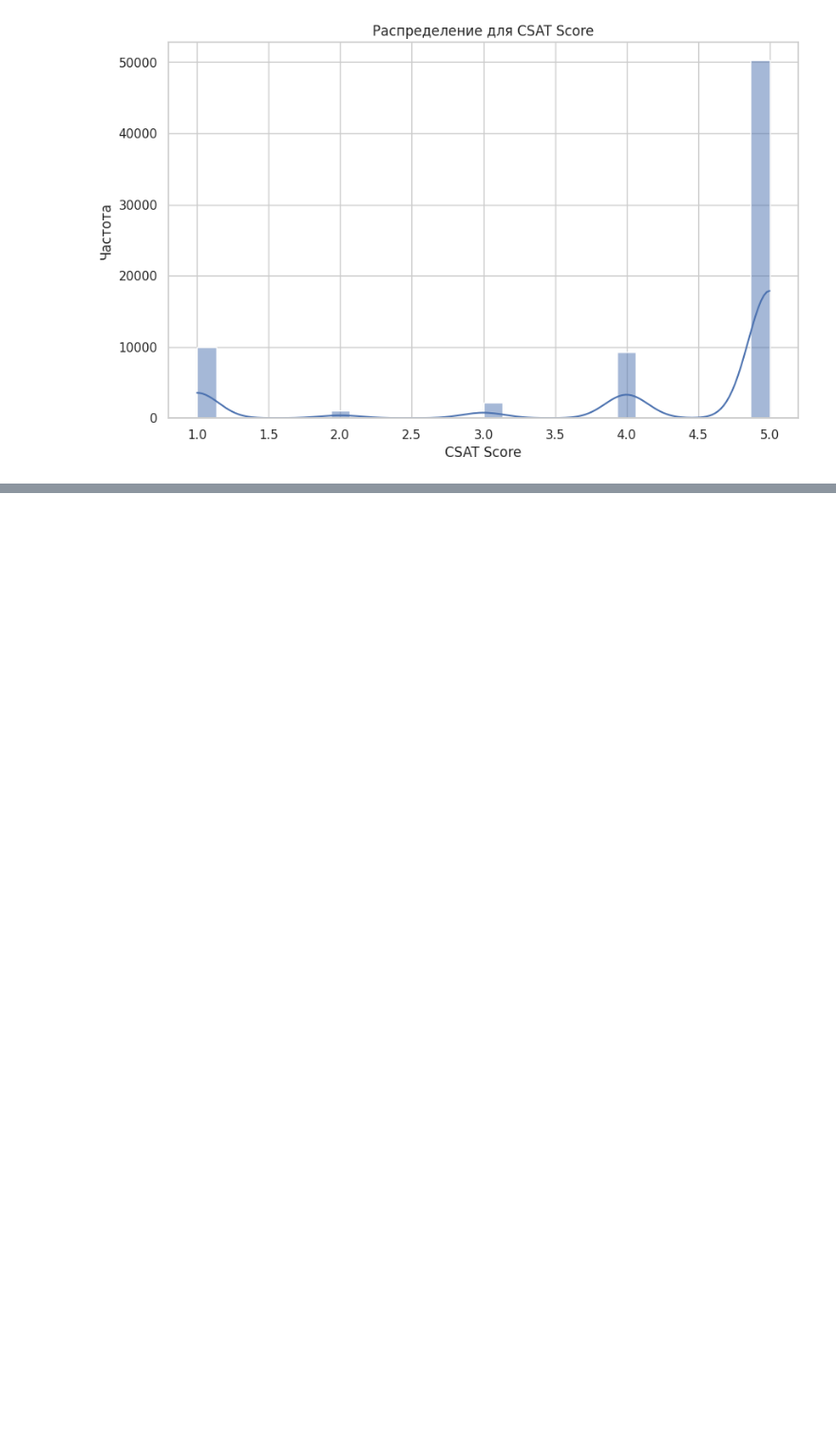
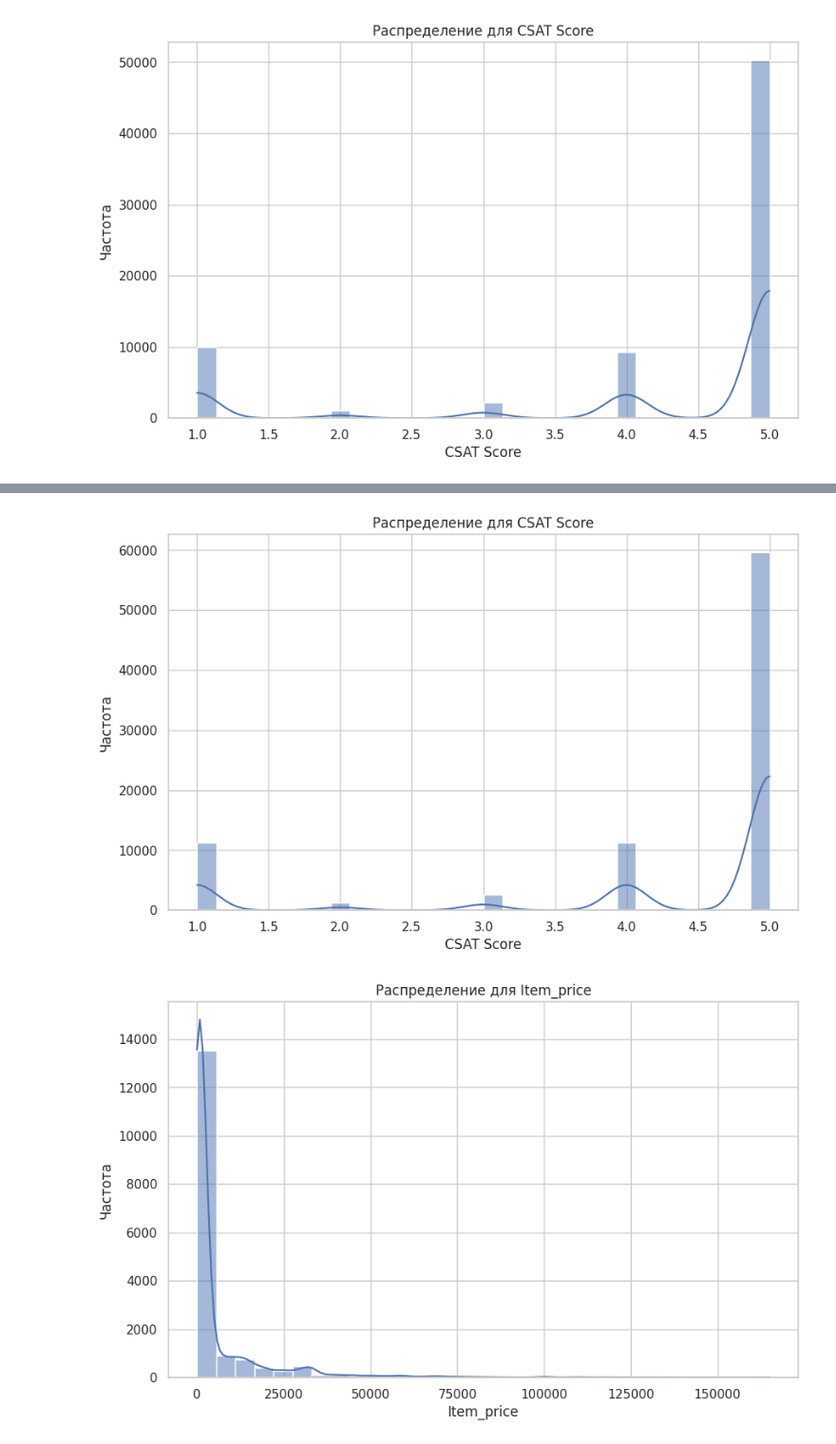
Before and after one commit to woodwyyn/ML, a Jupyter notebook: ML5_1.ipynb, the cells around one changed output, grey strips where cells are left out. Shown: that part at 95% size. Drawn from its saved outputs; the diff is of its cells as text; code cells hidden in the pictures; blank space fills up the shorter version.

```diff
--- a/ML5_1.ipynb
+++ b/ML5_1.ipynb
@@ -483,0 +519,14 @@ for column in numeric_columns:
+# %%
+numeric_columns = data_with_orders.select_dtypes(include=['float64', 'int64']).columns
+
+sns.set(style="whitegrid")
+for column in numeric_columns:
+    plt.figure(figsize=(10, 6))
+    sns.histplot(data_with_orders[column], kde=True, bins=30)
+    plt.title(f'Распределение для {column}')
+    plt.xlabel(column)
+    plt.ylabel('Частота')
+    plt.show()
+# %% [output]
+[figure, added]
+[figure, added]
```
Also changed, not shown: parts of 2 cells of this notebook.
